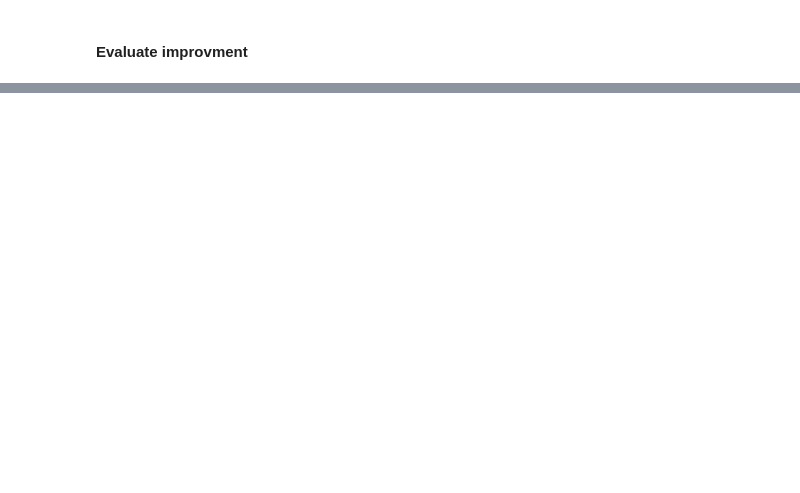
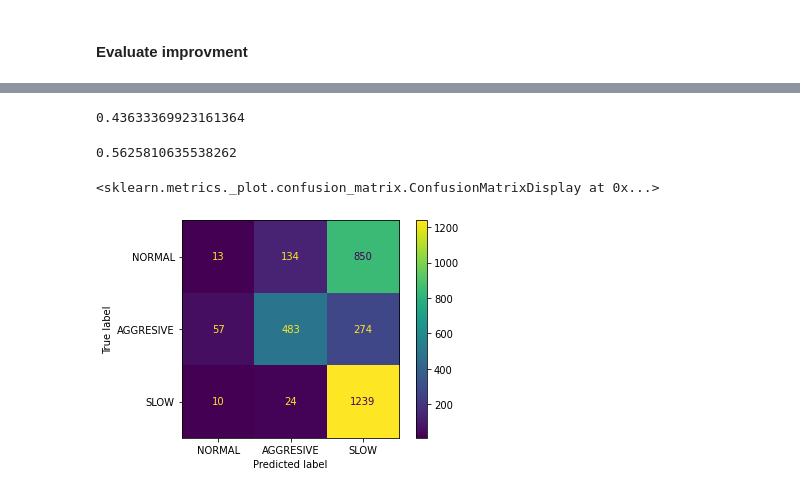
Before and after one commit to samueldiaz1004/driving_behavior_project, a Jupyter notebook: models/driving_behavior_random_forest.ipynb, the cells around one changed output, grey strips where cells are left out. Saved outputs shown, nothing was run; the diff lists cells and outputs as text; code cells hidden in the pictures; blank space fills up the shorter version.

```diff
--- a/models/driving_behavior_random_forest.ipynb
+++ b/models/driving_behavior_random_forest.ipynb
@@ -328,0 +342,12 @@ Improvement of 11.774%.
+# %%
+import joblib
+
+filename = 'trained_models/knn_bagging.sav'
+knn_bagging = joblib.load(filename)
+# %%
+#estimators = [('rf', random_gscv.best_estimator_), ('svr', make_pipeline(StandardScaler(), Lin§earSVC(random_state=0, max_iter=10000, class_weight=weights)))]
+
+estimators = [('rf', random_gscv.best_estimator_), ('svr', knn_bagging)]
+
+clf = StackingClassifier(estimators=estimators, final_estimator=LogisticRegression(max_iter=1000))
+clf.fit(X_test, y_test)
@@ -328,0 +374,18 @@ Improvement of 11.774%.
+# %%
+clf.score(X_training, y_training)
+# %% [output]
+0.43633369923161364
+# %%
+clf.score(X_test, y_test)
+# %% [output]
+0.5625810635538262
+# %%
+y_pred = clf.predict(X_test)
+
+CM = confusion_matrix(y_test, y_pred)
+display = ConfusionMatrixDisplay(confusion_matrix=CM,
+                       display_labels=classes)
+display.plot()
+# %% [output]
+<sklearn.metrics._plot.confusion_matrix.ConfusionMatrixDisplay at 0x...>
+[figure, added]
```
Also changed, not shown: parts of 25 cells of this notebook, 15 other files.
